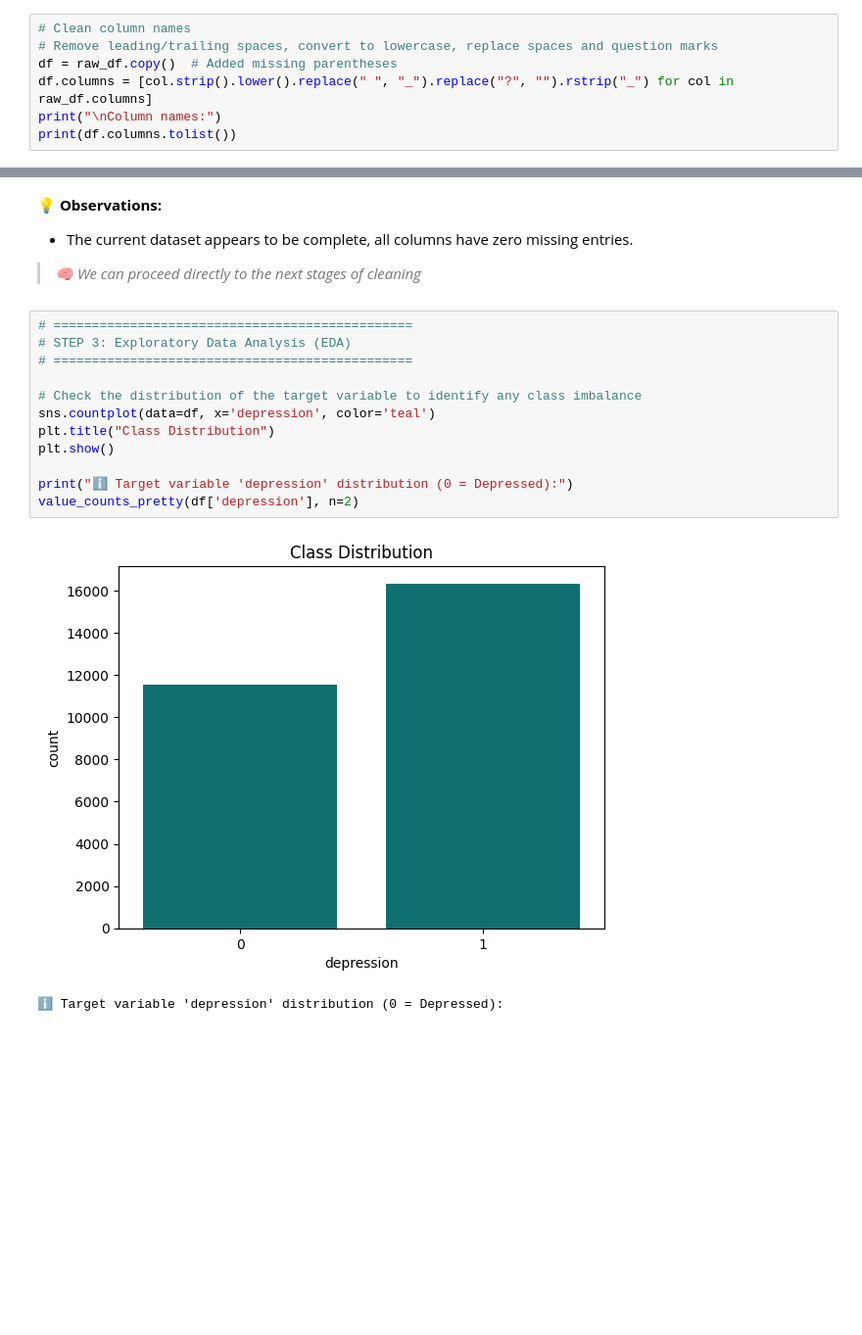
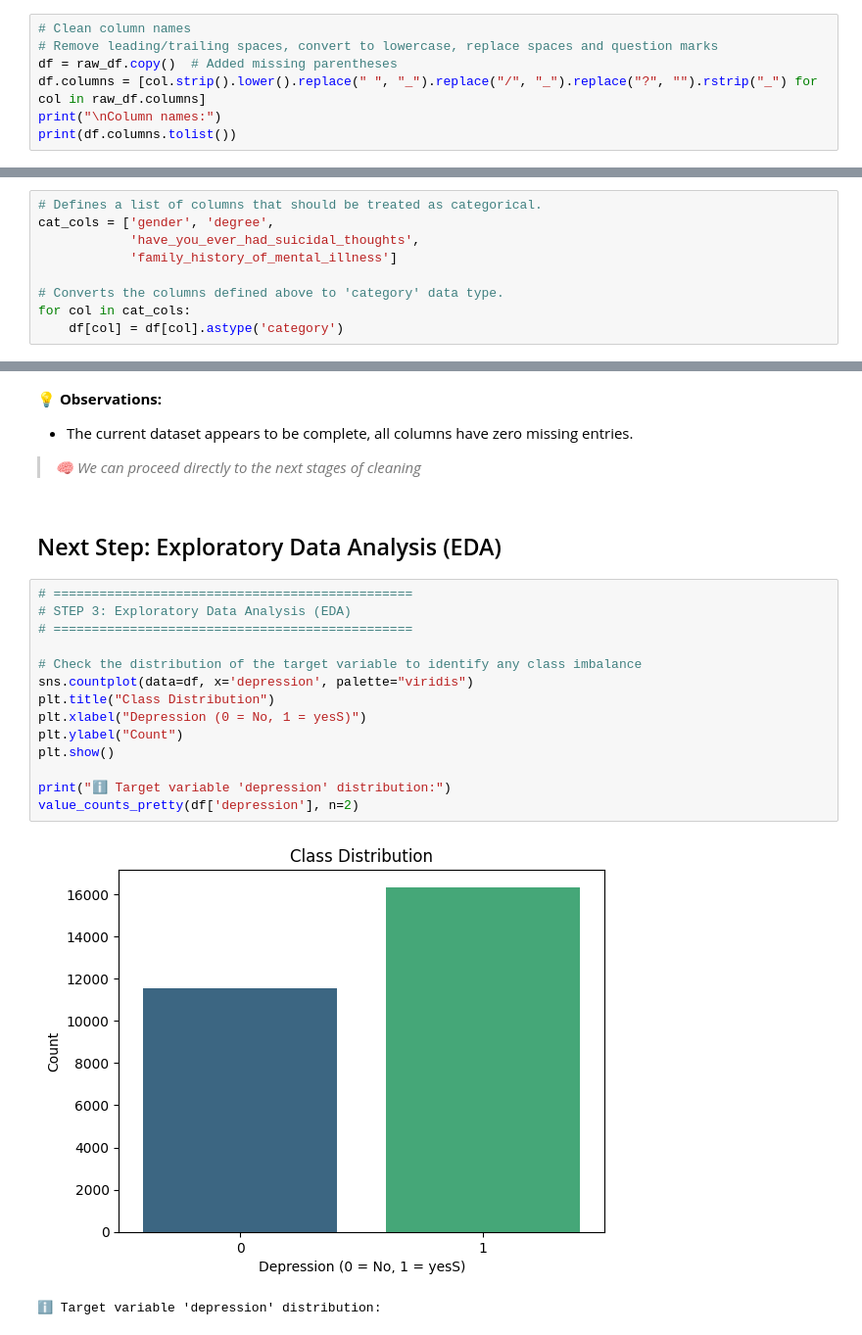
Before and after one commit to SeminiAmanda/student-depression-predictor, a Jupyter notebook: notebooks/FC110552_mithula-cbw/01_data_preprocessing.ipynb, the cells around one changed output, grey strips where cells are left out. Shown at 98% size. Drawn from its saved outputs; the diff is of its cells as text; blank space fills up the shorter version.

Commit message:
define cat_cols and converts them to category data type.

```diff
--- a/notebooks/FC110552_mithula-cbw/01_data_preprocessing.ipynb
+++ b/notebooks/FC110552_mithula-cbw/01_data_preprocessing.ipynb
@@ -171,7 +171,7 @@ First 5 rows:
 # Clean column names
 # Remove leading/trailing spaces, convert to lowercase, replace spaces and question marks
 df = raw_df.copy()  # Added missing parentheses
-df.columns = [col.strip().lower().replace(" ", "_").replace("?", "").rstrip("_") for col in raw_df.columns]
+df.columns = [col.strip().lower().replace(" ", "_").replace("/", "_").replace("?", "").rstrip("_") for col in raw_df.columns]
 print("\nColumn names:")
 print(df.columns.tolist())
 # %% [output]
@@ -475,0 +478,9 @@ Statistical Summary for Categorical Columns:
+# %%
+# Defines a list of columns that should be treated as categorical.
+cat_cols = ['gender', 'degree',
+            'have_you_ever_had_suicidal_thoughts',
+            'family_history_of_mental_illness']
+
+# Converts the columns defined above to 'category' data type.
+for col in cat_cols:
+    df[col] = df[col].astype('category')
@@ -526,21 +539,25 @@ dtype: int64
 - The current dataset appears to be complete, all columns have zero missing entries.
 
 > *🧠  We can proceed directly to the next stages of cleaning*
+# %% [markdown]
+## Next Step: Exploratory Data Analysis (EDA)
 # %%
 # ===============================================
 # STEP 3: Exploratory Data Analysis (EDA)
 # ===============================================
 
 # Check the distribution of the target variable to identify any class imbalance
-sns.countplot(data=df, x='depression', color='teal')
+sns.countplot(data=df, x='depression', palette="viridis")
 plt.title("Class Distribution")
+plt.xlabel("Depression (0 = No, 1 = yesS)")
+plt.ylabel("Count")
 plt.show()
 
-print("ℹ️ Target variable 'depression' distribution (0 = Depressed):")
+print("ℹ️ Target variable 'depression' distribution:")
 value_counts_pretty(df['depression'], n=2)
 # %% [output]
-[figure, old version]
+[figure, new version]
-ℹ️ Target variable 'depression' distribution (0 = Depressed):
+ℹ️ Target variable 'depression' distribution:
 | Value | Count | Percentage |
 | 1 | 16336 | 58.55% |
 | 0 | 11565 | 41.45% |
```
Also changed, not shown: parts of 8 cells of this notebook.
